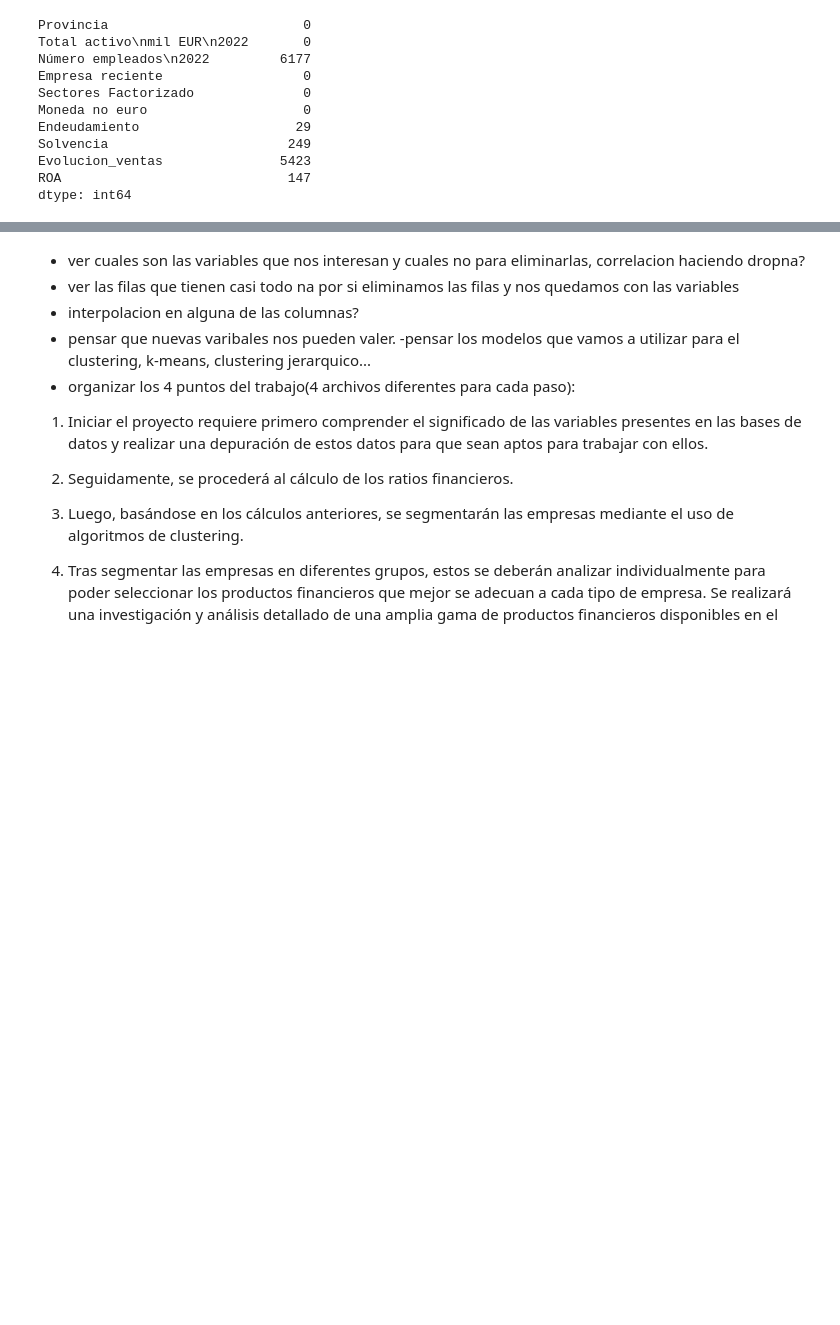
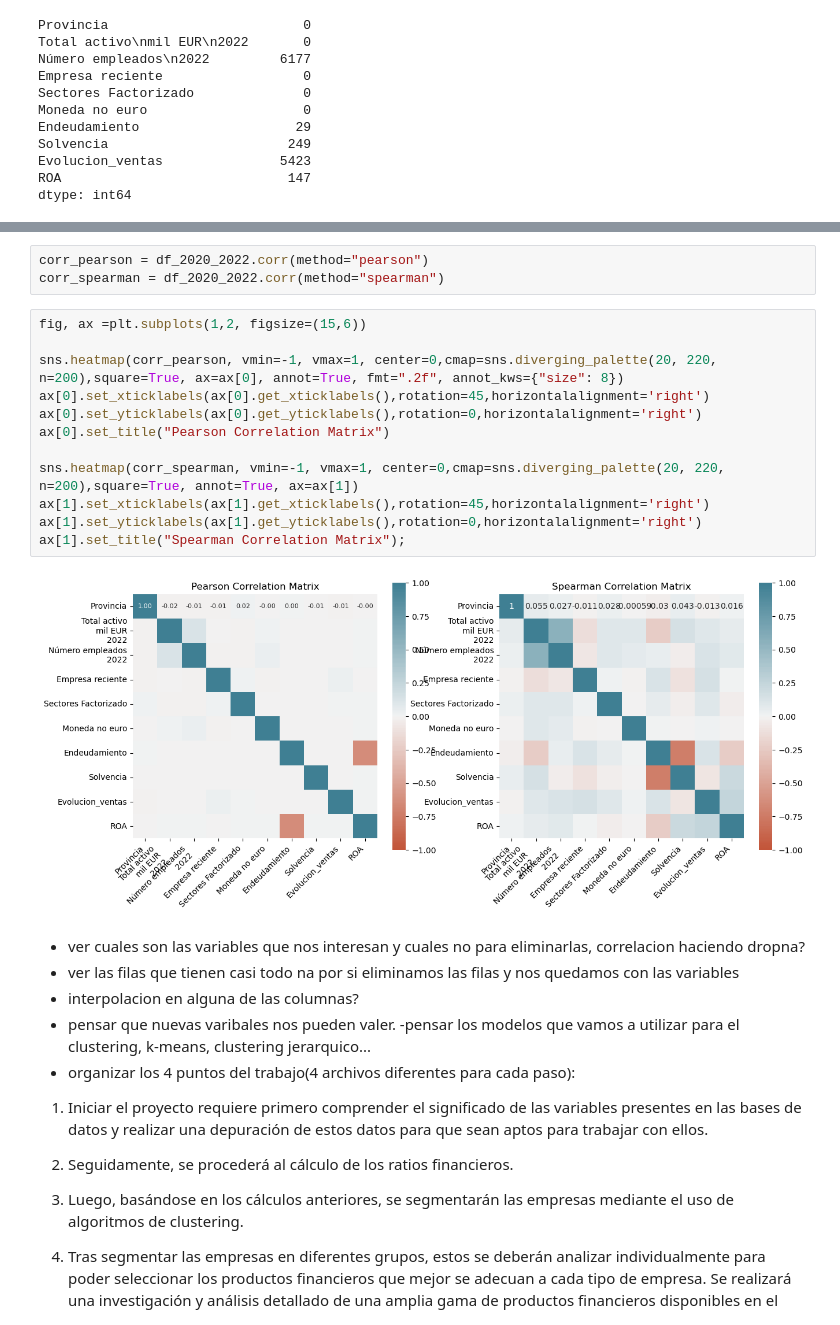
Before and after one commit to Aristondo/Equipo-Naranja, a Jupyter notebook: Reto_Procesamiento.ipynb, the cells around one changed output, grey strips where cells are left out. Cells and saved outputs as stored; diff of their text form; blank space fills up the shorter version.

```diff
--- a/Reto_Procesamiento.ipynb
+++ b/Reto_Procesamiento.ipynb
@@ -579,3 +604,20 @@ dtype: int64
+# %%
+corr_pearson = df_2020_2022.corr(method="pearson")
+corr_spearman = df_2020_2022.corr(method="spearman")
+# %%
+fig, ax =plt.subplots(1,2, figsize=(15,6))
+
+sns.heatmap(corr_pearson, vmin=-1, vmax=1, center=0,cmap=sns.diverging_palette(20, 220, n=200),square=True, ax=ax[0], annot=True, fmt=".2f", annot_kws={"size": 8})
+ax[0].set_xticklabels(ax[0].get_xticklabels(),rotation=45,horizontalalignment='right')
+ax[0].set_yticklabels(ax[0].get_yticklabels(),rotation=0,horizontalalignment='right')
+ax[0].set_title("Pearson Correlation Matrix")
+
+sns.heatmap(corr_spearman, vmin=-1, vmax=1, center=0,cmap=sns.diverging_palette(20, 220, n=200),square=True, annot=True, ax=ax[1])
+ax[1].set_xticklabels(ax[1].get_xticklabels(),rotation=45,horizontalalignment='right')
+ax[1].set_yticklabels(ax[1].get_yticklabels(),rotation=0,horizontalalignment='right')
+ax[1].set_title("Spearman Correlation Matrix");
+# %% [output]
+[figure, added]
 # %% [markdown]
 - ver cuales son las variables que nos interesan y cuales no para eliminarlas, correlacion haciendo dropna?
 - ver las filas que tienen casi todo na por si eliminamos las filas y nos quedamos con las variables
```
Also changed, not shown: parts of 2 cells of this notebook.
